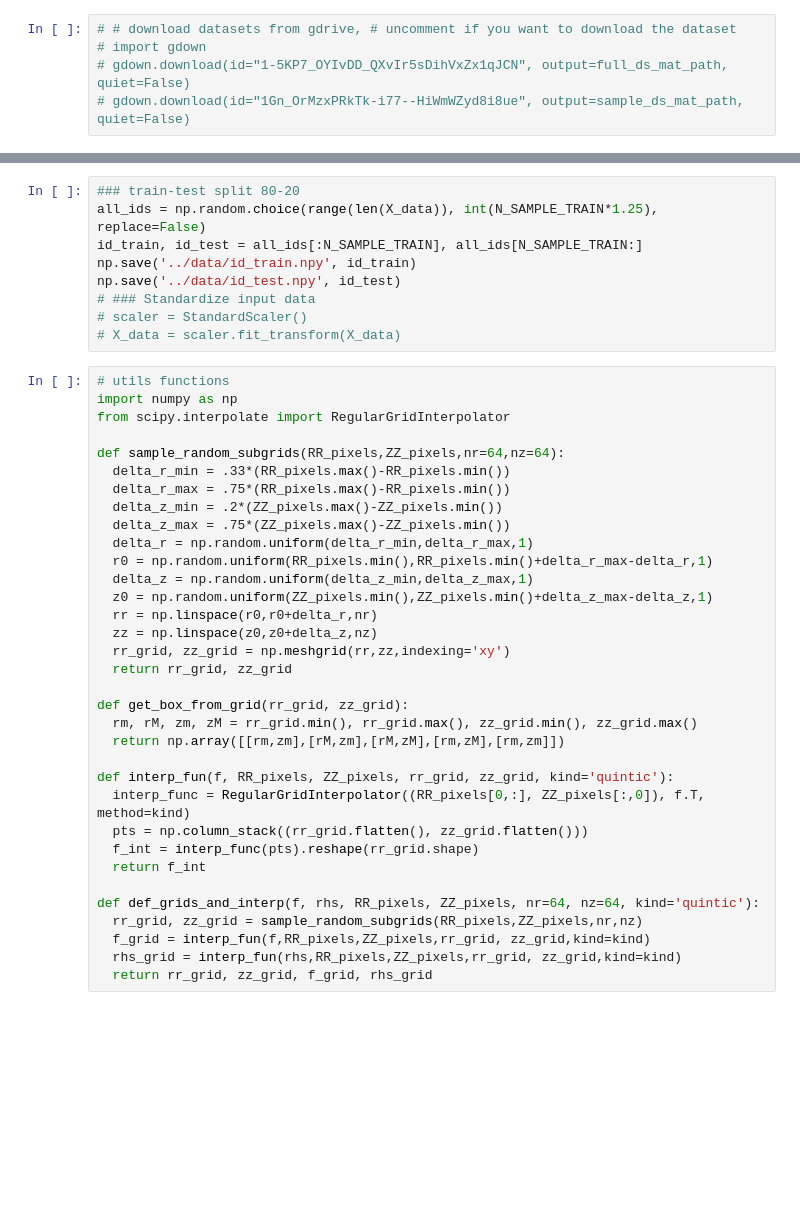
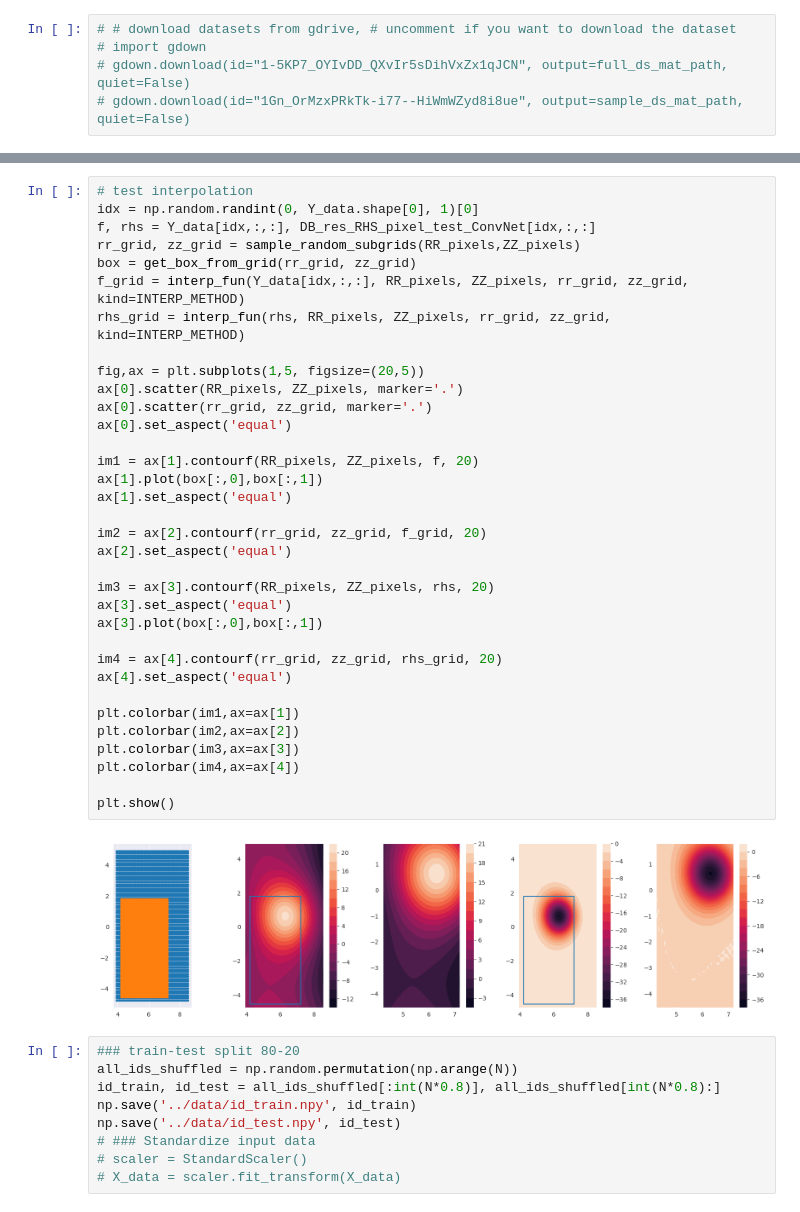
Before and after one commit to matgrand/PlaNet_Equil_reconstruction, a Jupyter notebook: notebooks/prepare_data_PlaNet_TF.ipynb, the cells around one changed output, grey strips where cells are left out. Cells and saved outputs as stored; diff of their text form; blank space fills up the shorter version.

```diff
--- a/notebooks/prepare_data_PlaNet_TF.ipynb
+++ b/notebooks/prepare_data_PlaNet_TF.ipynb
@@ -104,43 +161,45 @@ for i in range(0,1):
+# %%
+# test interpolation
+idx = np.random.randint(0, Y_data.shape[0], 1)[0]
+f, rhs = Y_data[idx,:,:], DB_res_RHS_pixel_test_ConvNet[idx,:,:]
+rr_grid, zz_grid = sample_random_subgrids(RR_pixels,ZZ_pixels)
+box = get_box_from_grid(rr_grid, zz_grid)
+f_grid = interp_fun(Y_data[idx,:,:], RR_pixels, ZZ_pixels, rr_grid, zz_grid, kind=INTERP_METHOD)
+rhs_grid = interp_fun(rhs, RR_pixels, ZZ_pixels, rr_grid, zz_grid, kind=INTERP_METHOD)
+
+fig,ax = plt.subplots(1,5, figsize=(20,5))
+ax[0].scatter(RR_pixels, ZZ_pixels, marker='.')
+ax[0].scatter(rr_grid, zz_grid, marker='.')
+ax[0].set_aspect('equal')
+
+im1 = ax[1].contourf(RR_pixels, ZZ_pixels, f, 20)
+ax[1].plot(box[:,0],box[:,1])
+ax[1].set_aspect('equal')
+
+im2 = ax[2].contourf(rr_grid, zz_grid, f_grid, 20)
+ax[2].set_aspect('equal')
+
+im3 = ax[3].contourf(RR_pixels, ZZ_pixels, rhs, 20)
+ax[3].set_aspect('equal')
+ax[3].plot(box[:,0],box[:,1])
+
+im4 = ax[4].contourf(rr_grid, zz_grid, rhs_grid, 20)
+ax[4].set_aspect('equal')
+
+plt.colorbar(im1,ax=ax[1])
+plt.colorbar(im2,ax=ax[2])
+plt.colorbar(im3,ax=ax[3])
+plt.colorbar(im4,ax=ax[4])
+
+plt.show()
+# %% [output]
+[figure, added]
 # %%
 ### train-test split 80-20
-all_ids = np.random.choice(range(len(X_data)), int(N_SAMPLE_TRAIN*1.25), replace=False)
-id_train, id_test = all_ids[:N_SAMPLE_TRAIN], all_ids[N_SAMPLE_TRAIN:]
+all_ids_shuffled = np.random.permutation(np.arange(N))
+id_train, id_test = all_ids_shuffled[:int(N*0.8)], all_ids_shuffled[int(N*0.8):]
 np.save('../data/id_train.npy', id_train)
 np.save('../data/id_test.npy', id_test)
 # ### Standardize input data
 # scaler = StandardScaler()
 # X_data = scaler.fit_transform(X_data)
-# %%
-# utils functions
-import numpy as np
-from scipy.interpolate import RegularGridInterpolator
-
-def sample_random_subgrids(RR_pixels,ZZ_pixels,nr=64,nz=64):
-  delta_r_min = .33*(RR_pixels.max()-RR_pixels.min())
-  delta_r_max = .75*(RR_pixels.max()-RR_pixels.min())
-  delta_z_min = .2*(ZZ_pixels.max()-ZZ_pixels.min())
-  delta_z_max = .75*(ZZ_pixels.max()-ZZ_pixels.min())
-  delta_r = np.random.uniform(delta_r_min,delta_r_max,1)
-  r0 = np.random.uniform(RR_pixels.min(),RR_pixels.min()+delta_r_max-delta_r,1)
-  delta_z = np.random.uniform(delta_z_min,delta_z_max,1)
-  z0 = np.random.uniform(ZZ_pixels.min(),ZZ_pixels.min()+delta_z_max-delta_z,1)
-  rr = np.linspace(r0,r0+delta_r,nr)
-  zz = np.linspace(z0,z0+delta_z,nz)
-  rr_grid, zz_grid = np.meshgrid(rr,zz,indexing='xy')
-  return rr_grid, zz_grid
-
-def get_box_from_grid(rr_grid, zz_grid):
-  rm, rM, zm, zM = rr_grid.min(), rr_grid.max(), zz_grid.min(), zz_grid.max()
-  return np.array([[rm,zm],[rM,zm],[rM,zM],[rm,zM],[rm,zm]])
-
-def interp_fun(f, RR_pixels, ZZ_pixels, rr_grid, zz_grid, kind='quintic'):
-  interp_func = RegularGridInterpolator((RR_pixels[0,:], ZZ_pixels[:,0]), f.T, method=kind)
-  pts = np.column_stack((rr_grid.flatten(), zz_grid.flatten()))
-  f_int = interp_func(pts).reshape(rr_grid.shape)
-  return f_int
-
-def def_grids_and_interp(f, rhs, RR_pixels, ZZ_pixels, nr=64, nz=64, kind='quintic'):
-  rr_grid, zz_grid = sample_random_subgrids(RR_pixels,ZZ_pixels,nr,nz)
-  f_grid = interp_fun(f,RR_pixels,ZZ_pixels,rr_grid, zz_grid,kind=kind)
-  rhs_grid = interp_fun(rhs,RR_pixels,ZZ_pixels,rr_grid, zz_grid,kind=kind)
-  return rr_grid, zz_grid, f_grid, rhs_grid
```
Also changed, not shown: parts of 12 cells of this notebook.
